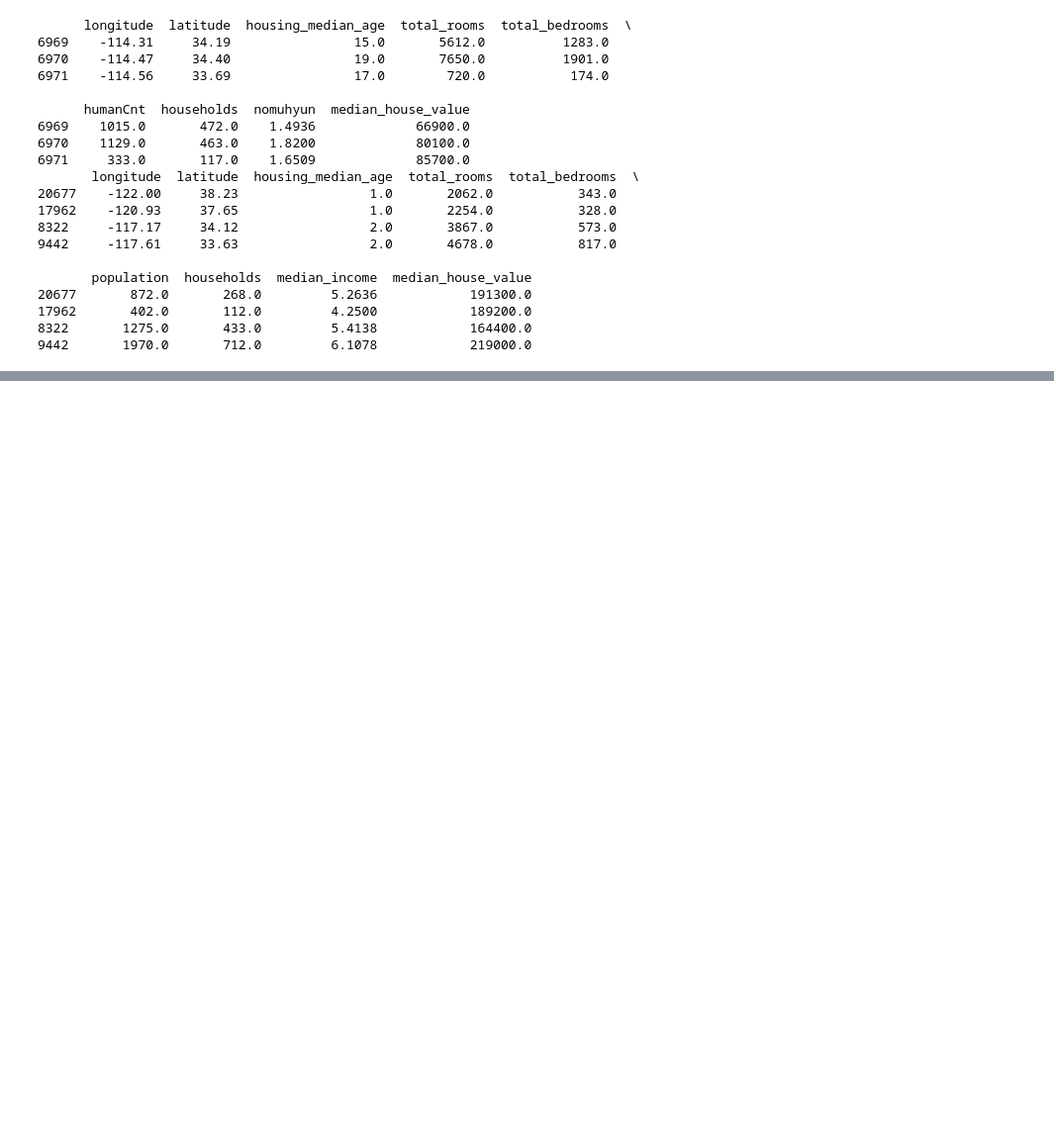
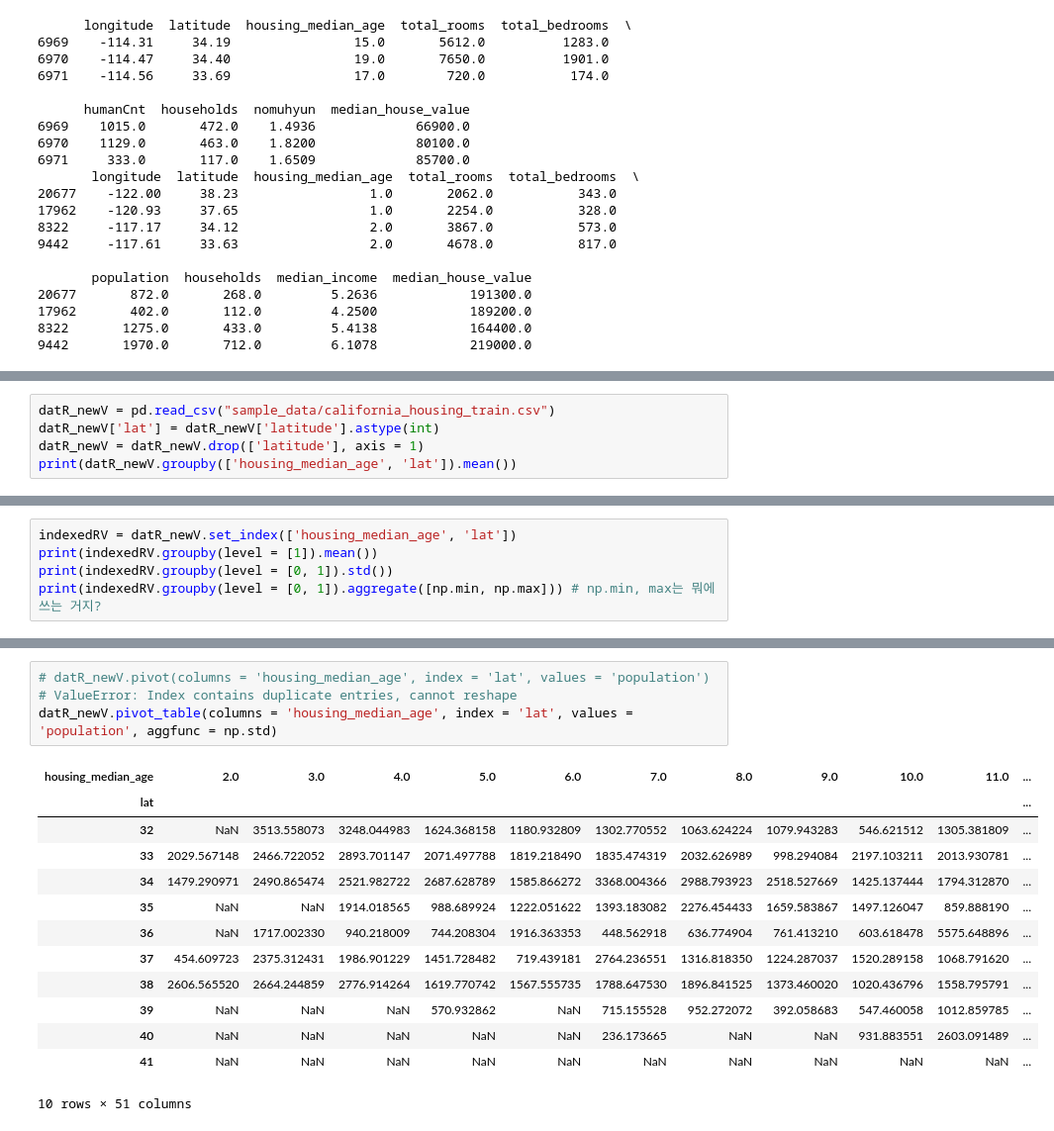
Before and after one commit to vartiens/DeepLearningTrials, a Jupyter notebook: aice.ipynb, the cells around one changed output, grey strips where cells are left out. Shown at 99% size. Cells and saved outputs as stored; diff of their text form; blank space fills up the shorter version.

Commit message:
Handling datas - pivot table & more

```diff
--- a/aice.ipynb
+++ b/aice.ipynb
@@ -338,0 +380,5 @@ print(sorted.head(4))
+# %%
+datR_newV = pd.read_csv("sample_data/california_housing_train.csv")
+datR_newV['lat'] = datR_newV['latitude'].astype(int)
+datR_newV = datR_newV.drop(['latitude'], axis = 1)
+print(datR_newV.groupby(['housing_median_age', 'lat']).mean())
@@ -338,0 +430,5 @@ print(sorted.head(4))
+# %%
+indexedRV = datR_newV.set_index(['housing_median_age', 'lat'])
+print(indexedRV.groupby(level = [1]).mean())
+print(indexedRV.groupby(level = [0, 1]).std())
+print(indexedRV.groupby(level = [0, 1]).aggregate([np.min, np.max])) # np.min, max는 뭐에 쓰는 거지?
@@ -338,0 +465,18 @@ print(sorted.head(4))
+# %%
+# datR_newV.pivot(columns = 'housing_median_age', index = 'lat', values = 'population')
+# ValueError: Index contains duplicate entries, cannot reshape
+datR_newV.pivot_table(columns = 'housing_median_age', index = 'lat', values = 'population', aggfunc = np.std)
+# %% [output]
+| housing_median_age | 2.0 | 3.0 | 4.0 | 5.0 | 6.0 | 7.0 | 8.0 | 9.0 | 10.0 | 11.0 | ... |
+| lat |  |  |  |  |  |  |  |  |  |  | ... |
+| 32 | NaN | 3513.558073 | 3248.044983 | 1624.368158 | 1180.932809 | 1302.770552 | 1063.624224 | 1079.943283 | 546.621512 | 1305.381809 | ... |
+| 33 | 2029.567148 | 2466.722052 | 2893.701147 | 2071.497788 | 1819.218490 | 1835.474319 | 2032.626989 | 998.294084 | 2197.103211 | 2013.930781 | ... |
+| 34 | 1479.290971 | 2490.865474 | 2521.982722 | 2687.628789 | 1585.866272 | 3368.004366 | 2988.793923 | 2518.527669 | 1425.137444 | 1794.312870 | ... |
+| 35 | NaN | NaN | 1914.018565 | 988.689924 | 1222.051622 | 1393.183082 | 2276.454433 | 1659.583867 | 1497.126047 | 859.888190 | ... |
+| 36 | NaN | 1717.002330 | 940.218009 | 744.208304 | 1916.363353 | 448.562918 | 636.774904 | 761.413210 | 603.618478 | 5575.648896 | ... |
+| 37 | 454.609723 | 2375.312431 | 1986.901229 | 1451.728482 | 719.439181 | 2764.236551 | 1316.818350 | 1224.287037 | 1520.289158 | 1068.791620 | ... |
+| 38 | 2606.565520 | 2664.244859 | 2776.914264 | 1619.770742 | 1567.555735 | 1788.647530 | 1896.841525 | 1373.460020 | 1020.436796 | 1558.795791 | ... |
+| 39 | NaN | NaN | NaN | 570.932862 | NaN | 715.155528 | 952.272072 | 392.058683 | 547.460058 | 1012.859785 | ... |
+| 40 | NaN | NaN | NaN | NaN | NaN | 236.173665 | NaN | NaN | 931.883551 | 2603.091489 | ... |
+| 41 | NaN | NaN | NaN | NaN | NaN | NaN | NaN | NaN | NaN | NaN | ... |
+10 rows × 51 columns
```
Also changed, not shown: parts of 12 cells of this notebook.
